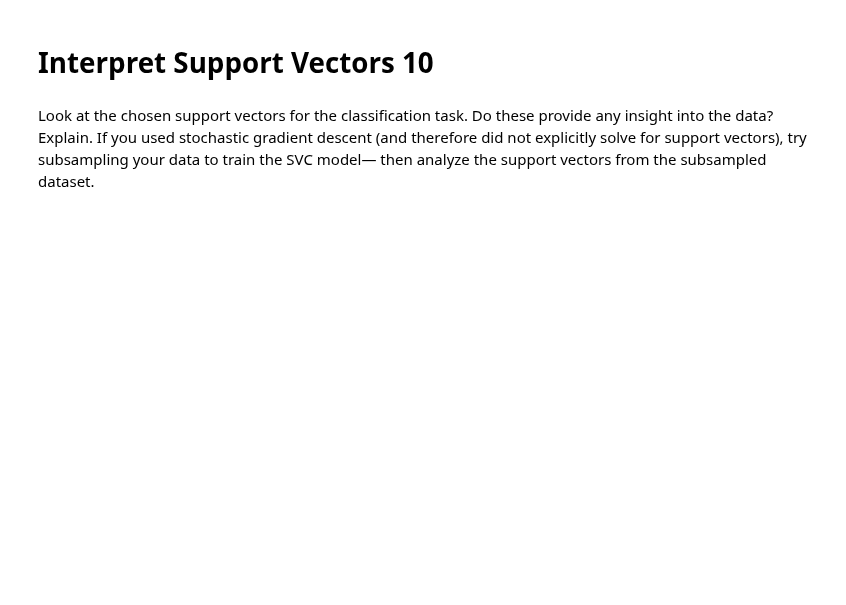
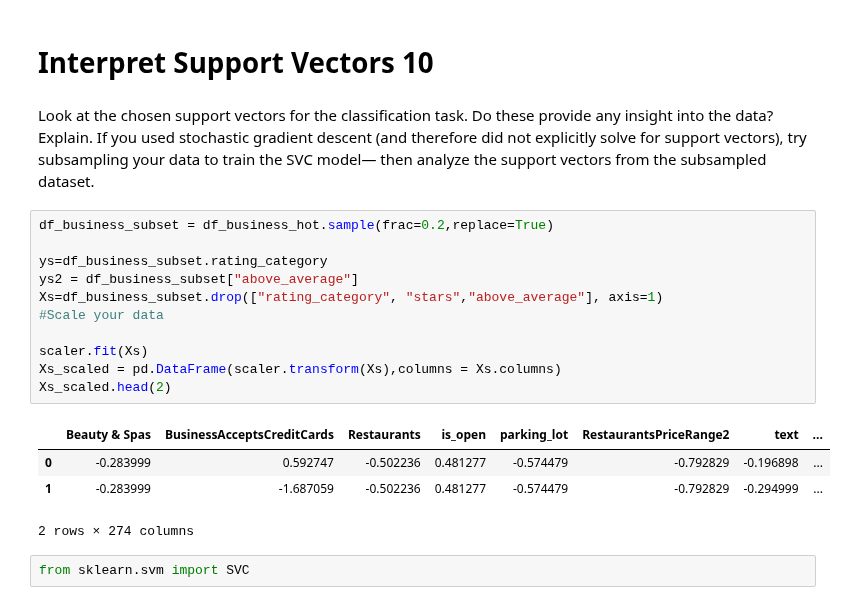
Before and after one commit to rchannewiser/MSDS-machine-learning1-team5, a Jupyter notebook: team5_lab2.ipynb, the cells around one changed output. Drawn from its saved outputs; the diff is of its cells as text; blank space fills up the shorter version.

```diff
--- a/team5_lab2.ipynb
+++ b/team5_lab2.ipynb
@@ -241,3 +235,21 @@ plot_importance(svm_importance,top_n=20)
 # Interpret Support Vectors	10
 # %% [markdown]
 Look at the chosen support vectors for the classification task. Do these provide any insight into the data? Explain. If you used stochastic gradient descent (and therefore did not explicitly solve for support vectors), try subsampling your data to train the SVC model— then analyze the support vectors from the subsampled dataset.
+# %%
+df_business_subset = df_business_hot.sample(frac=0.2,replace=True)
+
+ys=df_business_subset.rating_category
+ys2 = df_business_subset["above_average"]
+Xs=df_business_subset.drop(["rating_category", "stars","above_average"], axis=1)
+#Scale your data
+
+scaler.fit(Xs)
+Xs_scaled = pd.DataFrame(scaler.transform(Xs),columns = Xs.columns)
+Xs_scaled.head(2)
+# %% [output]
+|  | Beauty & Spas | BusinessAcceptsCreditCards | Restaurants | is_open | parking_lot | RestaurantsPriceRange2 | text | ... |
+| 0 | -0.283999 | 0.592747 | -0.502236 | 0.481277 | -0.574479 | -0.792829 | -0.196898 | ... |
+| 1 | -0.283999 | -1.687059 | -0.502236 | 0.481277 | -0.574479 | -0.792829 | -0.294999 | ... |
+2 rows × 274 columns
+# %%
+from sklearn.svm import SVC
```
Also changed, not shown: parts of 8 cells of this notebook.
